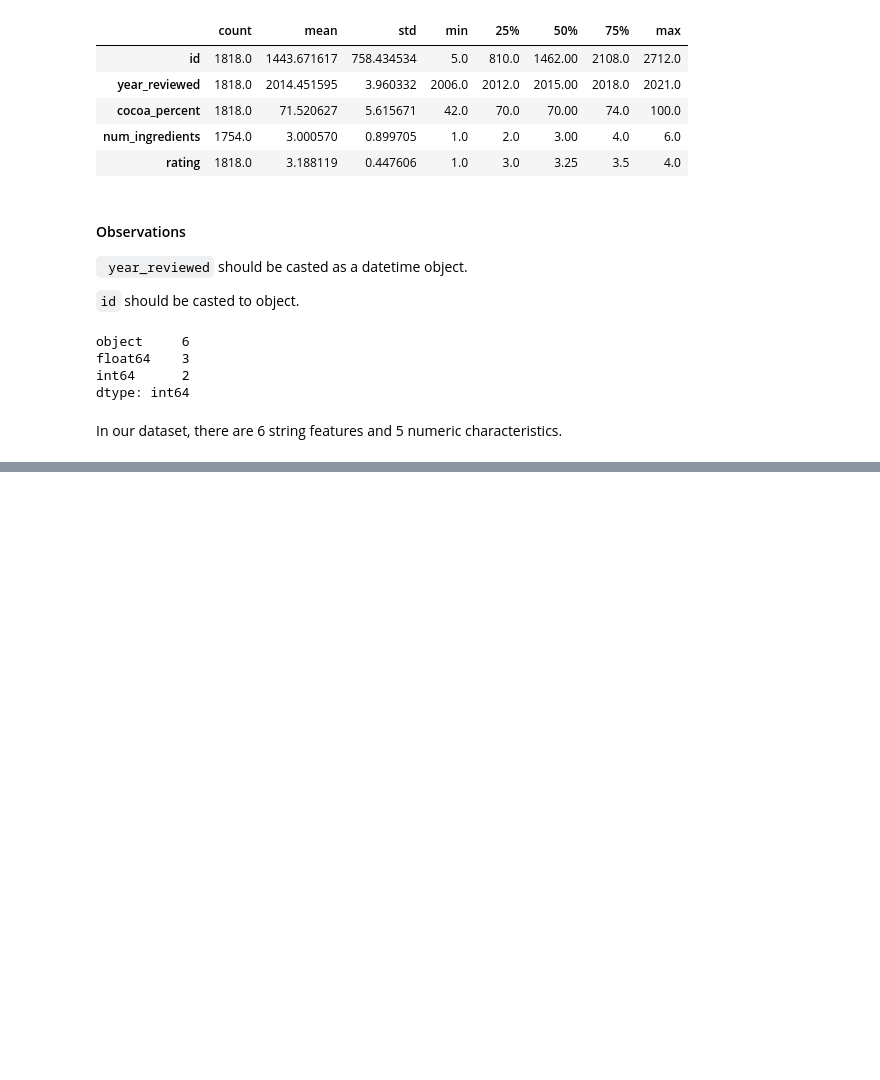
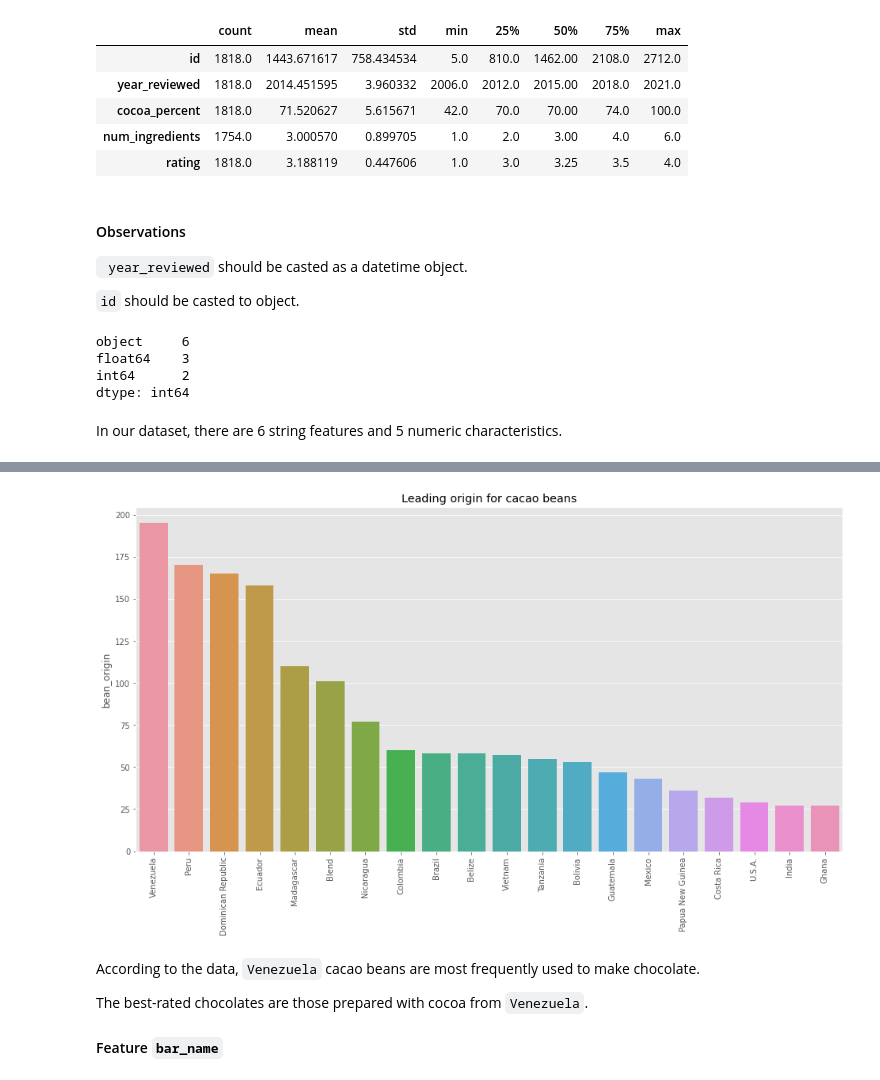
Before and after one commit to janejeshen/Best-chocolate-bars, a Jupyter notebook: Chocolate analysis.ipynb, the cells around one changed output, grey strips where cells are left out. Cells and saved outputs as stored; diff of their text form; code cells hidden in the pictures; blank space fills up the shorter version.

```diff
--- a/Chocolate analysis.ipynb
+++ b/Chocolate analysis.ipynb
@@ -138,0 +372,16 @@ In our dataset, there are 6 string features and 5 numeric characteristics.
+# %%
+# Visualizing the top cacao beans origin producing lots of chocolate
+plt.figure(figsize=(16,8))
+sns.barplot(data=df_chocs,x =df_chocs.bean_origin.value_counts().index[:20],
+            y =df_chocs.bean_origin.value_counts()[:20])\
+.set(title="Leading origin for cacao beans")
+plt.xticks(rotation=90);
+# %% [output]
+[figure, added]
+# %% [markdown]
+According to the data, `Venezuela` cacao beans are most frequently used to make chocolate.
+
+The best-rated chocolates are those prepared with cocoa from `Venezuela`.
+
+
+#### Feature `bar_name`
```
Also changed, not shown: parts of 44 cells of this notebook.
